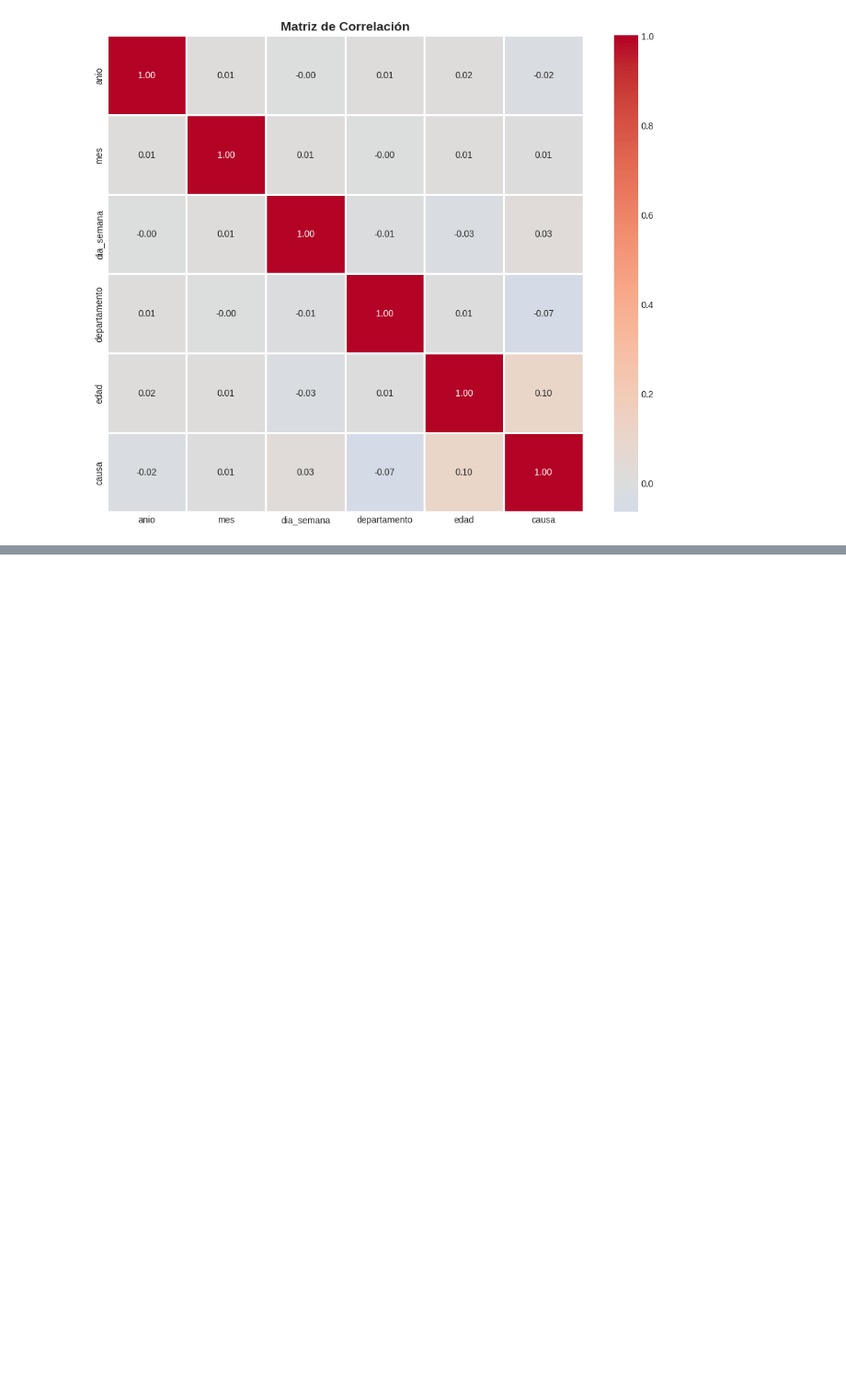
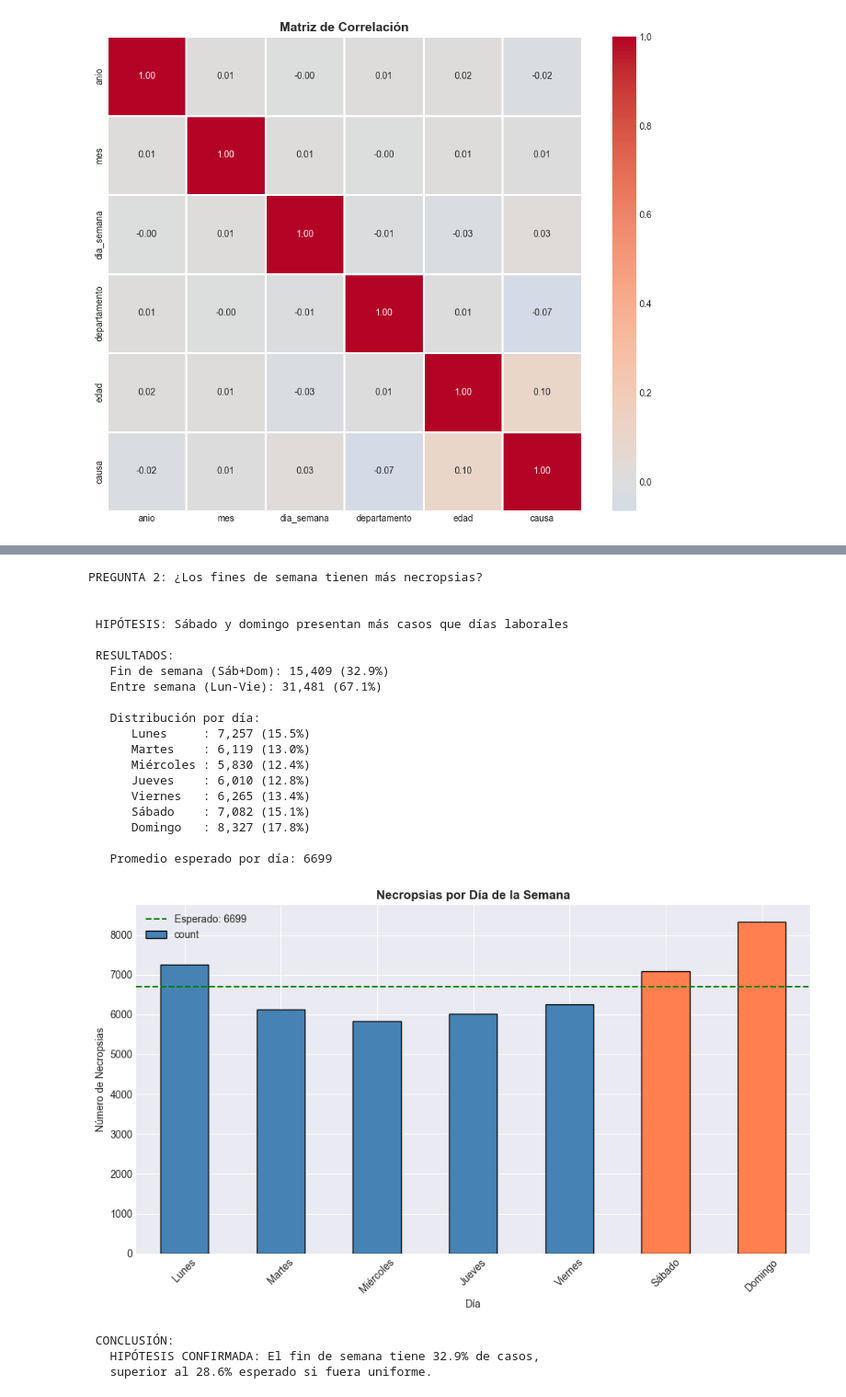
Before and after one commit to JPLopez23/P1-DA, a Jupyter notebook: analisis.ipynb, the cells around one changed output, grey strips where cells are left out. Shown at 92% size. Drawn from its saved outputs; the diff is of its cells as text; code cells hidden in the pictures; blank space fills up the shorter version.

```diff
--- a/analisis.ipynb
+++ b/analisis.ipynb
@@ -484,0 +555,80 @@ causa        -0.021  0.005       0.027        -0.065  0.101  1.000
+# %%
+print("\n" + ""*80)
+print("PREGUNTA 2: ¿Los fines de semana tienen más necropsias?")
+print(""*80)
+print("\n HIPÓTESIS: Sábado y domingo presentan más casos que días laborales")
+
+# Análisis
+dias_semana = {1: 'Lunes', 2: 'Martes', 3: 'Miércoles', 4: 'Jueves',
+               5: 'Viernes', 6: 'Sábado', 7: 'Domingo'}
+df_limpio['dia_nombre'] = df_limpio['dia_semana'].map(dias_semana)
+
+dia_counts = df_limpio['dia_nombre'].value_counts()
+# Reordenar
+orden_dias = ['Lunes', 'Martes', 'Miércoles', 'Jueves', 'Viernes', 'Sábado', 'Domingo']
+dia_counts = dia_counts.reindex([d for d in orden_dias if d in dia_counts.index])
+
+total_valido = dia_counts.sum()
+finde = dia_counts.get('Sábado', 0) + dia_counts.get('Domingo', 0)
+entre_semana = total_valido - finde
+
+print(f"\n RESULTADOS:")
+print(f"   Fin de semana (Sáb+Dom): {finde:,} ({finde/total_valido*100:.1f}%)")
+print(f"   Entre semana (Lun-Vie): {entre_semana:,} ({entre_semana/total_valido*100:.1f}%)")
+print(f"\n   Distribución por día:")
+for dia in orden_dias:
+    if dia in dia_counts.index:
+        count = dia_counts[dia]
+        print(f"      {dia:10s}: {count:,} ({count/total_valido*100:.1f}%)")
+
+# Promedio esperado si fuera uniforme
+prom_esperado = total_valido / 7
+print(f"\n   Promedio esperado por día: {prom_esperado:.0f}")
+
+# Visualización
+plt.figure(figsize=(10, 6))
+colors = ['steelblue']*5 + ['coral']*2  # Diferentes colores para fin de semana
+dia_counts.plot(kind='bar', color=colors, edgecolor='black')
+plt.axhline(y=prom_esperado, color='green', linestyle='--', label=f'Esperado: {prom_esperado:.0f}')
+plt.title('Necropsias por Día de la Semana', fontweight='bold')
+plt.xlabel('Día')
+plt.ylabel('Número de Necropsias')
+plt.xticks(rotation=45)
+plt.legend()
+plt.tight_layout()
+plt.savefig('graficos/pregunta2_dias_semana.png', dpi=300)
+plt.show()
+
+# Conclusión
+print("\n CONCLUSIÓN:")
+pct_finde = finde / total_valido * 100
+if pct_finde > 28.6:  # 2/7 = 28.6%
+    print(f"   HIPÓTESIS CONFIRMADA: El fin de semana tiene {pct_finde:.1f}% de casos,")
+    print("   superior al 28.6% esperado si fuera uniforme.")
+else:
+    print(f"   HIPÓTESIS REFUTADA: El fin de semana tiene {pct_finde:.1f}% de casos,")
+    print("   similar o menor al esperado.")
+# %% [output]
+PREGUNTA 2: ¿Los fines de semana tienen más necropsias?
+
+
+ HIPÓTESIS: Sábado y domingo presentan más casos que días laborales
+
+ RESULTADOS:
+   Fin de semana (Sáb+Dom): 15,409 (32.9%)
+   Entre semana (Lun-Vie): 31,481 (67.1%)
+
+   Distribución por día:
+      Lunes     : 7,257 (15.5%)
+      Martes    : 6,119 (13.0%)
+      Miércoles : 5,830 (12.4%)
+      Jueves    : 6,010 (12.8%)
+      Viernes   : 6,265 (13.4%)
+      Sábado    : 7,082 (15.1%)
+      Domingo   : 8,327 (17.8%)
+
+   Promedio esperado por día: 6699
+[figure, added]
+ CONCLUSIÓN:
+   HIPÓTESIS CONFIRMADA: El fin de semana tiene 32.9% de casos,
+   superior al 28.6% esperado si fuera uniforme.
```
Also changed, not shown: parts of 21 cells of this notebook, 23 other files.
